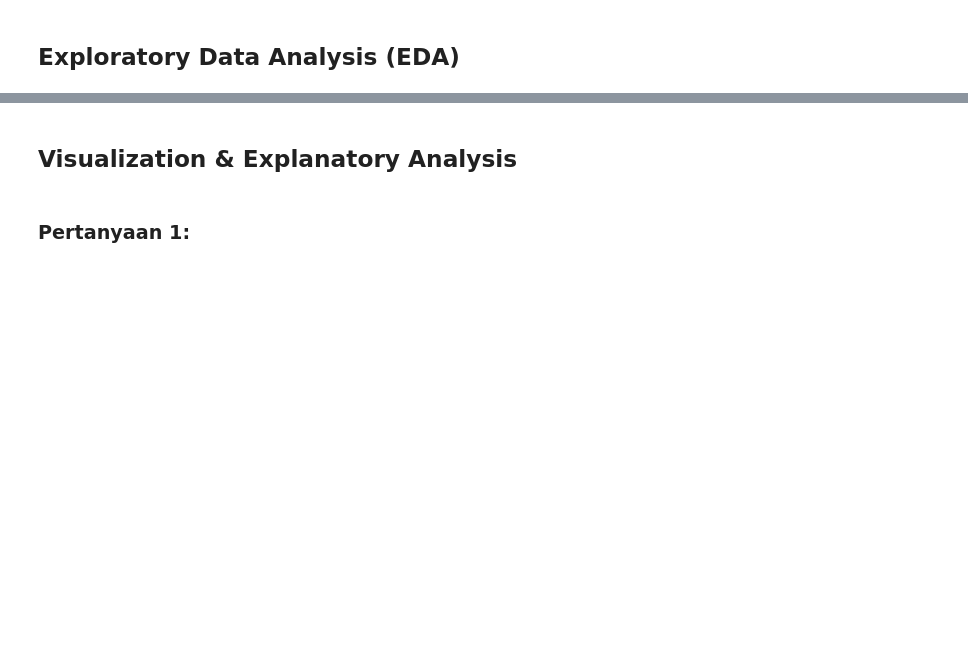
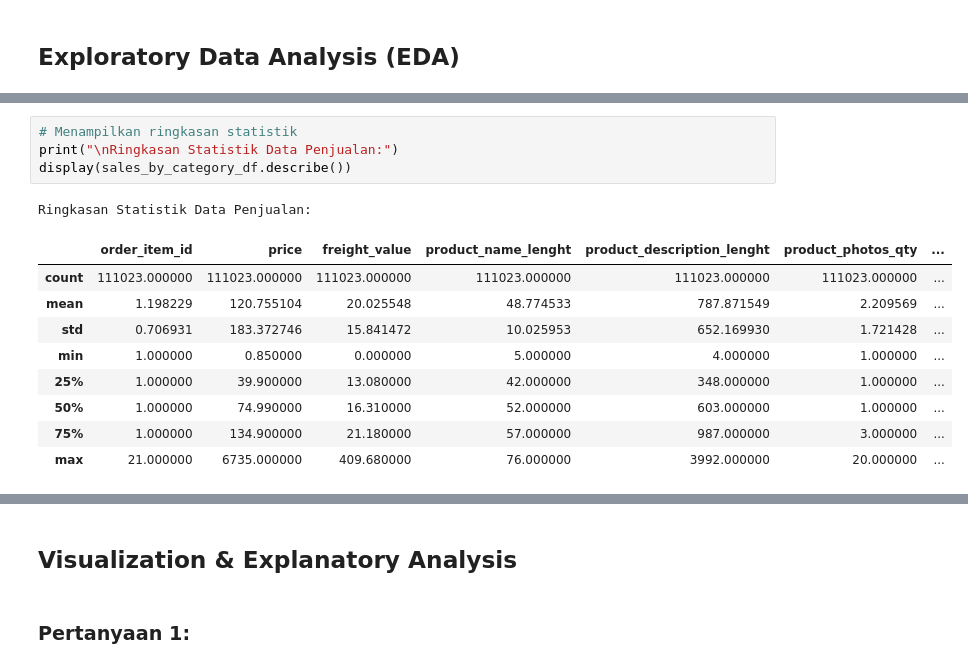
Before and after one commit to saktiworkstation/proyek-analisis-dicoding-1, a Jupyter notebook: Sakti_Proyek_Analisis_Data.ipynb, the cells around one changed output, grey strips where cells are left out. Drawn from its saved outputs; the diff is of its cells as text; blank space fills up the shorter version.

```diff
--- a/Sakti_Proyek_Analisis_Data.ipynb
+++ b/Sakti_Proyek_Analisis_Data.ipynb
@@ -168,0 +153,15 @@ Contoh data penjualan berdasarkan kategori:
+# %%
+# Menampilkan ringkasan statistik
+print("\nRingkasan Statistik Data Penjualan:")
+display(sales_by_category_df.describe())
+# %% [output]
+Ringkasan Statistik Data Penjualan:
+|  | order_item_id | price | freight_value | product_name_lenght | product_description_lenght | product_photos_qty | ... |
+| count | 111023.000000 | 111023.000000 | 111023.000000 | 111023.000000 | 111023.000000 | 111023.000000 | ... |
+| mean | 1.198229 | 120.755104 | 20.025548 | 48.774533 | 787.871549 | 2.209569 | ... |
+| std | 0.706931 | 183.372746 | 15.841472 | 10.025953 | 652.169930 | 1.721428 | ... |
+| min | 1.000000 | 0.850000 | 0.000000 | 5.000000 | 4.000000 | 1.000000 | ... |
+| 25% | 1.000000 | 39.900000 | 13.080000 | 42.000000 | 348.000000 | 1.000000 | ... |
+| 50% | 1.000000 | 74.990000 | 16.310000 | 52.000000 | 603.000000 | 1.000000 | ... |
+| 75% | 1.000000 | 134.900000 | 21.180000 | 57.000000 | 987.000000 | 3.000000 | ... |
+| max | 21.000000 | 6735.000000 | 409.680000 | 76.000000 | 3992.000000 | 20.000000 | ... |
```
Also changed, not shown: parts of 19 cells of this notebook, 2 other files.
